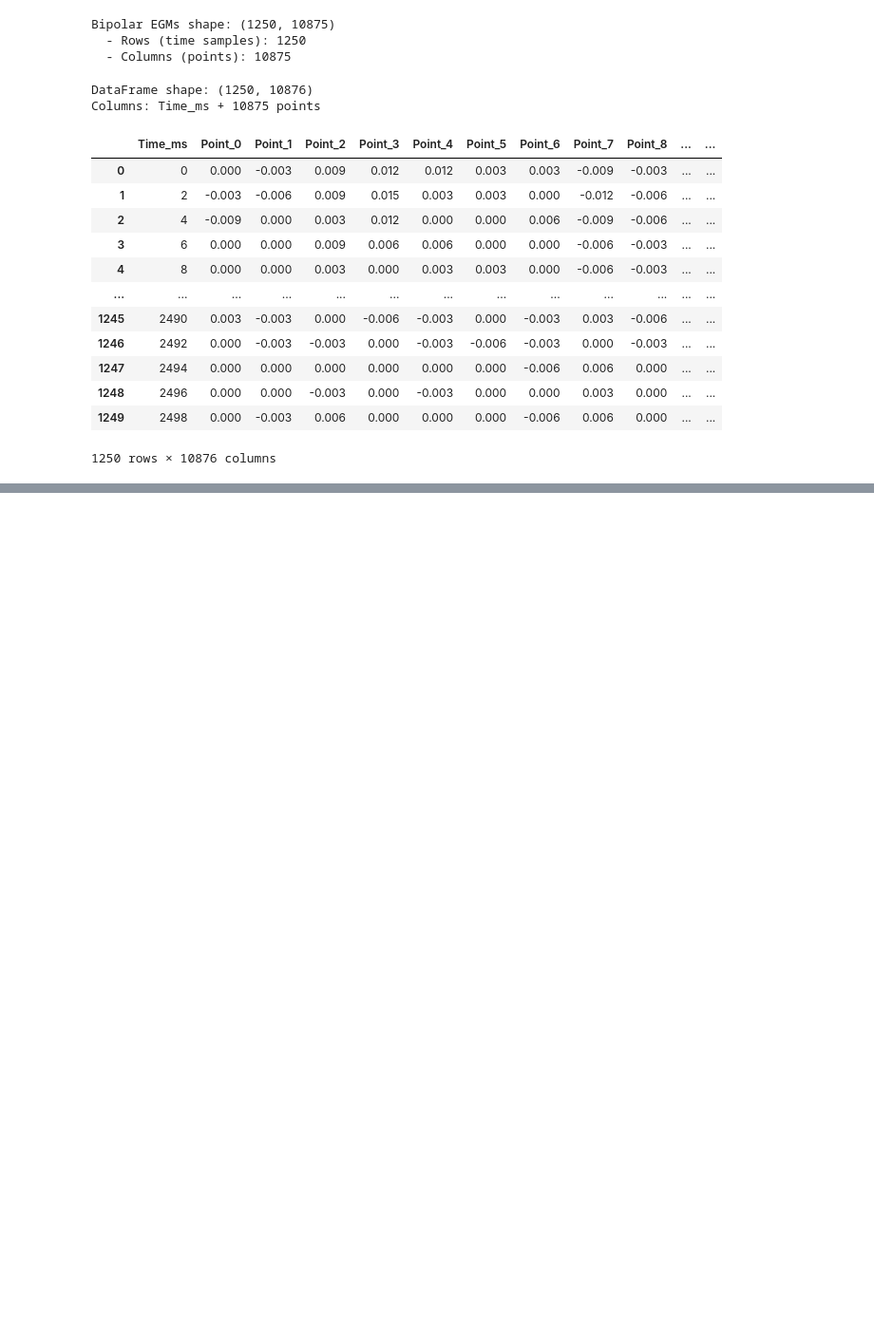
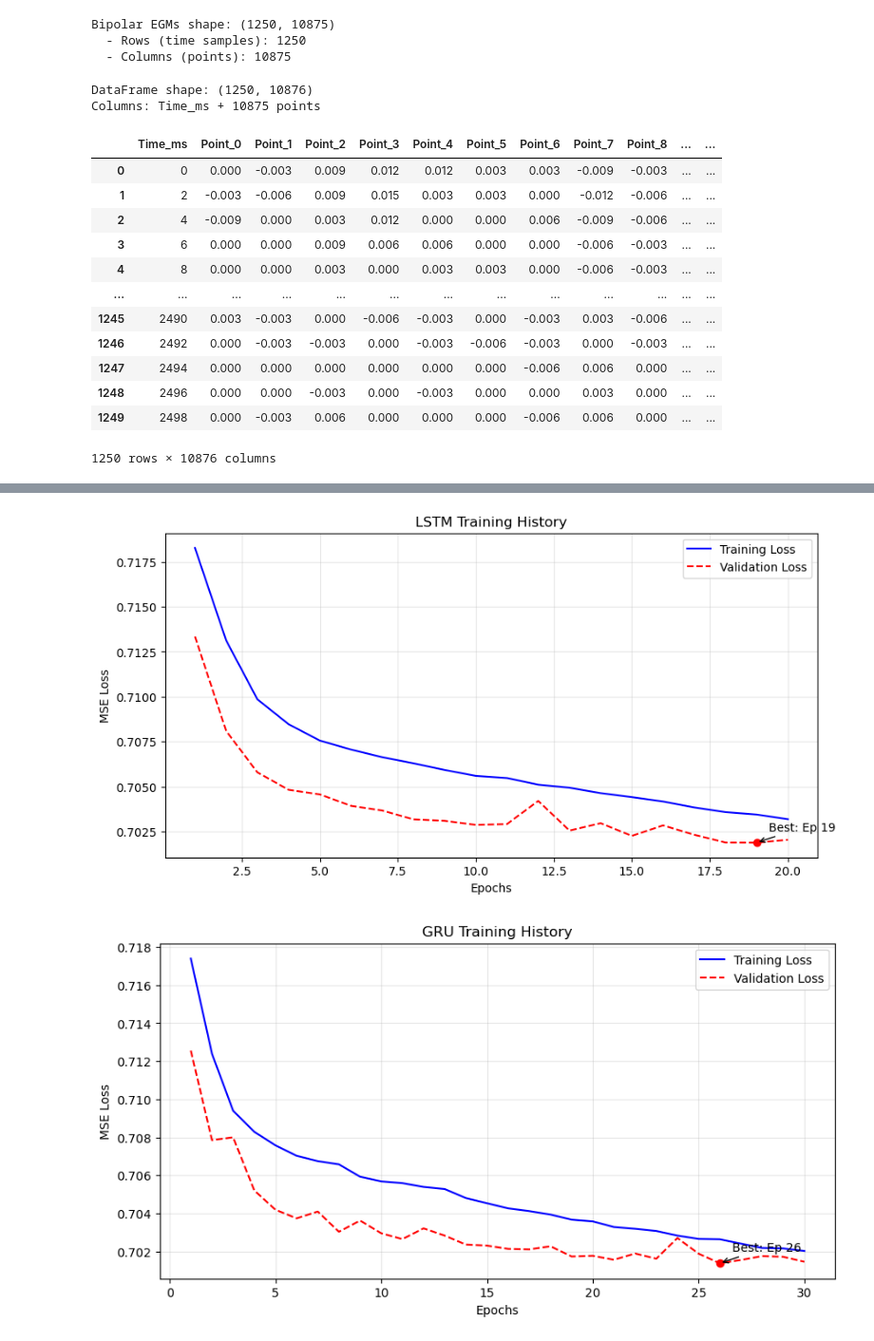
Before and after one commit to javierferna/atrialfib-forecast, a Jupyter notebook: ExploreEGMs.ipynb, the cells around one changed output, grey strips where cells are left out. Shown at 95% size. Cells and saved outputs as stored; diff of their text form; code cells hidden in the pictures; blank space fills up the shorter version.

```diff
--- a/ExploreEGMs.ipynb
+++ b/ExploreEGMs.ipynb
@@ -108,0 +873,35 @@ Columns: Time_ms + 10875 points
+# %%
+def plot_history(history, model_name="Model"):
+    """
+    Plots training and validation loss from the history dictionary.
+    """
+    epochs = range(1, len(history['train_loss']) + 1)
+
+    plt.figure(figsize=(10, 5))
+    plt.plot(epochs, history['train_loss'], 'b-', label='Training Loss')
+    plt.plot(epochs, history['val_loss'], 'r--', label='Validation Loss')
+
+    plt.title(f'{model_name} Training History')
+    plt.xlabel('Epochs')
+    plt.ylabel('MSE Loss')
+    plt.legend()
+    plt.grid(True, alpha=0.3)
+
+    # Highlight the best validation epoch
+    min_val_loss = min(history['val_loss'])
+    best_epoch = history['val_loss'].index(min_val_loss) + 1
+    plt.plot(best_epoch, min_val_loss, 'ro', label=f'Best Val ({min_val_loss:.4f})')
+    plt.annotate(f'Best: Ep {best_epoch}',
+                 (best_epoch, min_val_loss),
+                 xytext=(10, 10), textcoords='offset points',
+                 arrowprops=dict(arrowstyle='->'))
+
+    plt.show()
+
+# Plot them
+plot_history(lstm_history, "LSTM")
+plot_history(gru_history, "GRU")
+plot_history(seq2seq_history, "Seq2Seq-Attention")
+# %% [output]
+[figure, added]
+[figure, added]
```
Also changed, not shown: parts of 20 cells of this notebook.
